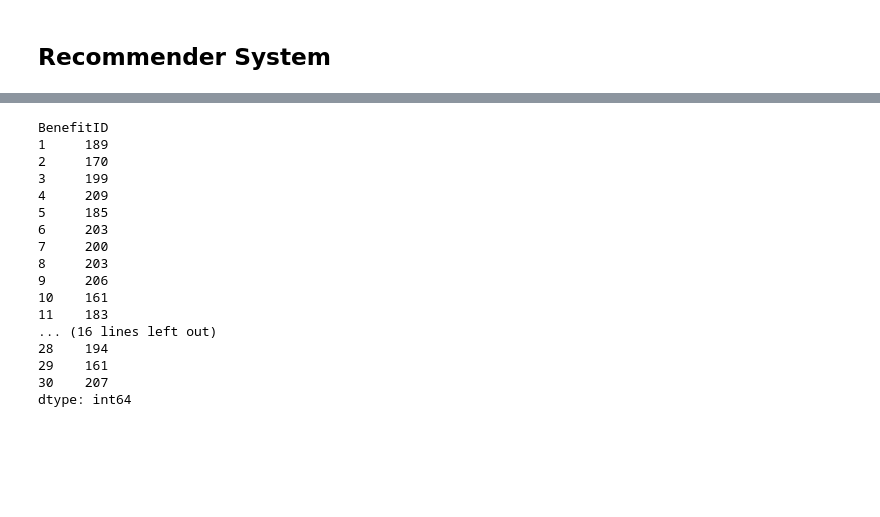
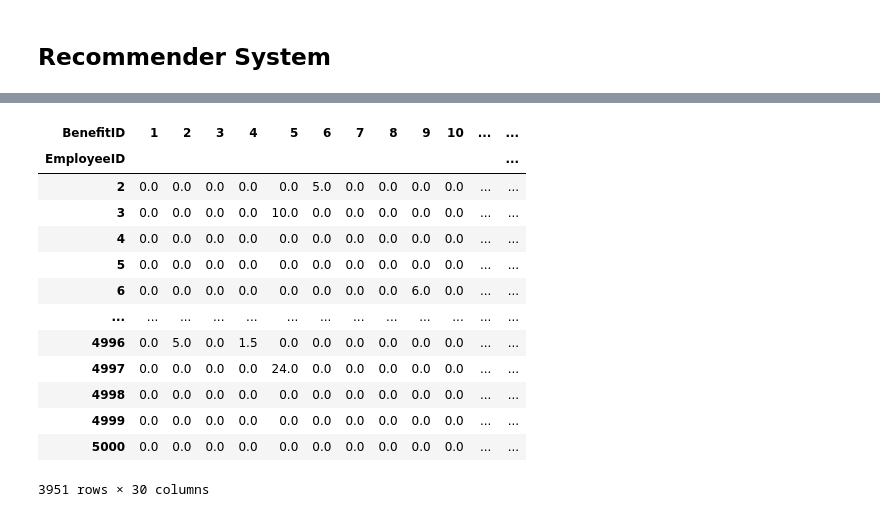
Before and after one commit to zemgabriela/TechLance, a Jupyter notebook: Recommender_System.ipynb, the cells around one changed output, grey strips where cells are left out. Cells and saved outputs as stored; diff of their text form; code cells hidden in the pictures; blank space fills up the shorter version.

```diff
--- a/Recommender_System.ipynb
+++ b/Recommender_System.ipynb
@@ -0,0 +1,9 @@
+# %%
+import pandas as pd
+import numpy as np
+from surprise.model_selection import train_test_split
+from surprise import SVD, accuracy, Dataset, Reader
+from collections import defaultdict
+
+df = pd.read_csv('data/cleaned_data.csv')
+df.head()
@@ -2,11 +19,9 @@
 import pandas as pd
 import numpy as np
 
-merged = pd.read_csv('data/cleaned_data.csv')
-
 # Prepare data for analysis
 # Combine Gender_Female, Gender_Male, Gender_Non-Binary into single column
-merged['Gender'] = merged.apply(
+df['Gender'] = df.apply(
     lambda row: 'Female' if row['Gender_Female'] else ('Male' if row['Gender_Male'] else ('Non-Binary' if row['Gender_Non-Binary'] else 'Unknown')),
     axis=1)
 
@@ -23,7 +38,7 @@ def get_age_group(row):
     else:
         return 'Unknown'
 
-merged['age_group'] = merged.apply(get_age_group, axis=1)
+df['age_group'] = df.apply(get_age_group, axis=1)
 
 # Convert one-hot encoded tenure group columns to a single 'tenure_group' column
 def get_tenure_group(row):
@@ -38,7 +53,7 @@ def get_tenure_group(row):
     else:
         return 'Unknown'
 
-merged['tenure_group'] = merged.apply(get_tenure_group, axis=1)
+df['tenure_group'] = df.apply(get_tenure_group, axis=1)
 
 # Convert one-hot encoded department columns to a single 'Department' column
 def get_department(row):
@@ -55,6 +70,6 @@ def get_department(row):
     else:
         return 'Unknown'
 
-merged['Department'] = merged.apply(get_department, axis=1)
+df['Department'] = df.apply(get_department, axis=1)
 # %% [markdown]
 ## Recommender System
@@ -200,20 +76,25 @@ users_with_at_least_3_benefits = user_counts[user_counts >= 3].index
-# %%
-benefit_counts
-# %% [output]
-BenefitID
-1     189
-2     170
-3     199
-4     209
-5     185
-6     203
-7     200
-8     203
-9     206
-10    161
-11    183
-... (16 lines left out)
-28    194
-29    161
-30    207
-dtype: int64
+# %%
+
+df['CombinedScore'] = df['SatisfactionScore'] * df['UsageFrequency'].replace(0.0,1)
+
+user_item_matrix = df.pivot_table(index='EmployeeID',
+                                  columns='BenefitID',
+                                  values='CombinedScore',
+                                  fill_value=0)
+
+user_item_matrix
+# %% [output]
+| BenefitID | 1 | 2 | 3 | 4 | 5 | 6 | 7 | 8 | 9 | 10 | ... | ... |
+| EmployeeID |  |  |  |  |  |  |  |  |  |  |  | ... |
+| 2 | 0.0 | 0.0 | 0.0 | 0.0 | 0.0 | 5.0 | 0.0 | 0.0 | 0.0 | 0.0 | ... | ... |
+| 3 | 0.0 | 0.0 | 0.0 | 0.0 | 10.0 | 0.0 | 0.0 | 0.0 | 0.0 | 0.0 | ... | ... |
+| 4 | 0.0 | 0.0 | 0.0 | 0.0 | 0.0 | 0.0 | 0.0 | 0.0 | 0.0 | 0.0 | ... | ... |
+| 5 | 0.0 | 0.0 | 0.0 | 0.0 | 0.0 | 0.0 | 0.0 | 0.0 | 0.0 | 0.0 | ... | ... |
+| 6 | 0.0 | 0.0 | 0.0 | 0.0 | 0.0 | 0.0 | 0.0 | 0.0 | 6.0 | 0.0 | ... | ... |
+| ... | ... | ... | ... | ... | ... | ... | ... | ... | ... | ... | ... | ... |
+| 4996 | 0.0 | 5.0 | 0.0 | 1.5 | 0.0 | 0.0 | 0.0 | 0.0 | 0.0 | 0.0 | ... | ... |
+| 4997 | 0.0 | 0.0 | 0.0 | 0.0 | 24.0 | 0.0 | 0.0 | 0.0 | 0.0 | 0.0 | ... | ... |
+| 4998 | 0.0 | 0.0 | 0.0 | 0.0 | 0.0 | 0.0 | 0.0 | 0.0 | 0.0 | 0.0 | ... | ... |
+| 4999 | 0.0 | 0.0 | 0.0 | 0.0 | 0.0 | 0.0 | 0.0 | 0.0 | 0.0 | 0.0 | ... | ... |
+| 5000 | 0.0 | 0.0 | 0.0 | 0.0 | 0.0 | 0.0 | 0.0 | 0.0 | 0.0 | 0.0 | ... | ... |
+3951 rows × 30 columns
```
Also changed, not shown: parts of 22 cells of this notebook.
